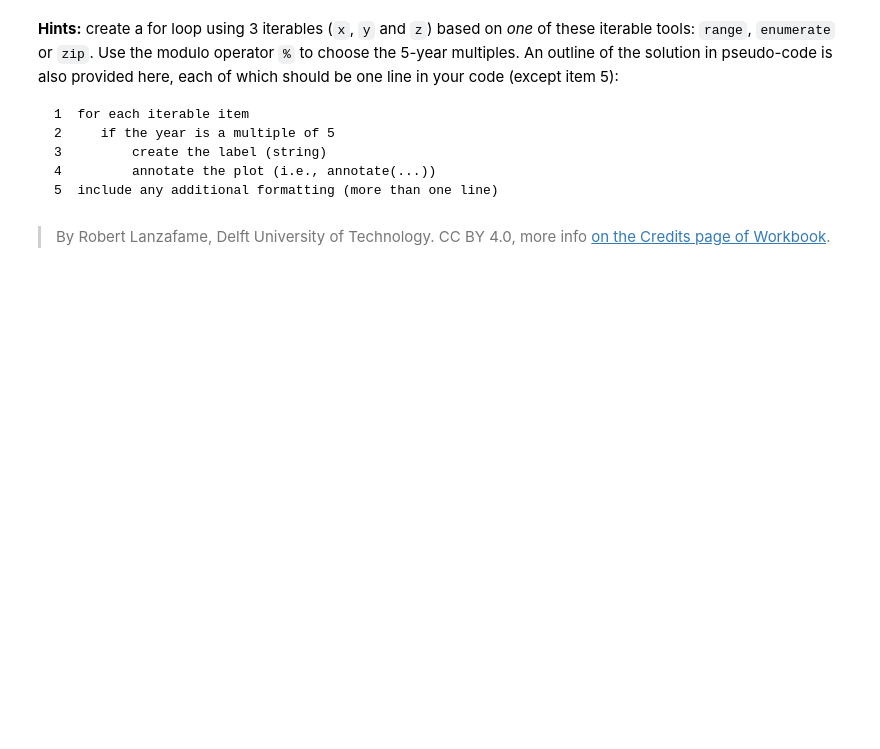
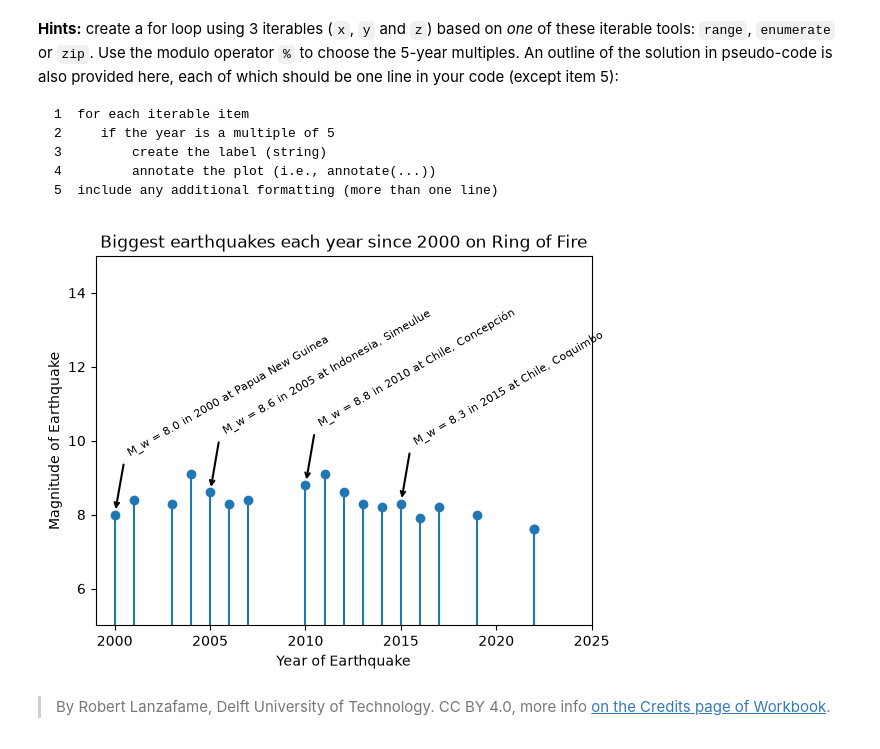
Before and after one commit to JGolebiewski123/PA2.3, a Jupyter notebook: 3_stem_plots.ipynb, the cells around one changed output. Saved outputs shown, nothing was run; the diff lists cells and outputs as text; code cells hidden in the pictures; blank space fills up the shorter version.

```diff
--- a/3_stem_plots.ipynb
+++ b/3_stem_plots.ipynb
@@ -76,2 +74,27 @@ plt.savefig('my_earthquake.svg')
+# %%
+plt.stem(year,magn)
+for i in zip(year, magn, site):
+    if i[0] % 5 == 0:
+        label = f'M_w = {i[1]} in {i[0]} at {i[2]}'
+        plt.annotate(label,
+                     xy = (i[0],i[1]),
+                     xytext = (12,40),
+                     textcoords = 'offset points',
+                     fontsize = 8,
+                     rotation = 30,
+                     rotation_mode = 'anchor',
+                     ha = 'left',
+                     va = 'bottom',
+                     arrowprops=dict(arrowstyle = '->', color ='black', lw = 1.5, shrinkB = 4, relpos=(0, 0.05))
+                     )
+plt.title('Biggest earthquakes each year since 2000 on Ring of Fire')
+plt.xlabel('Year of Earthquake')
+plt.xlim(1999,2025)
+plt.ylabel('Magnitude of Earthquake')
+plt.ylim(5,15)
+
+plt.savefig('my_earthquake.svg')
+# %% [output]
+[figure, added]
 # %% [markdown]
 > By Robert Lanzafame, Delft University of Technology. CC BY 4.0, more info [on the Credits page of Workbook](https://mude.citg.tudelft.nl/workbook-2025/credits.html).
```
Also changed, not shown: parts of 2 cells of this notebook, 6 other files.
